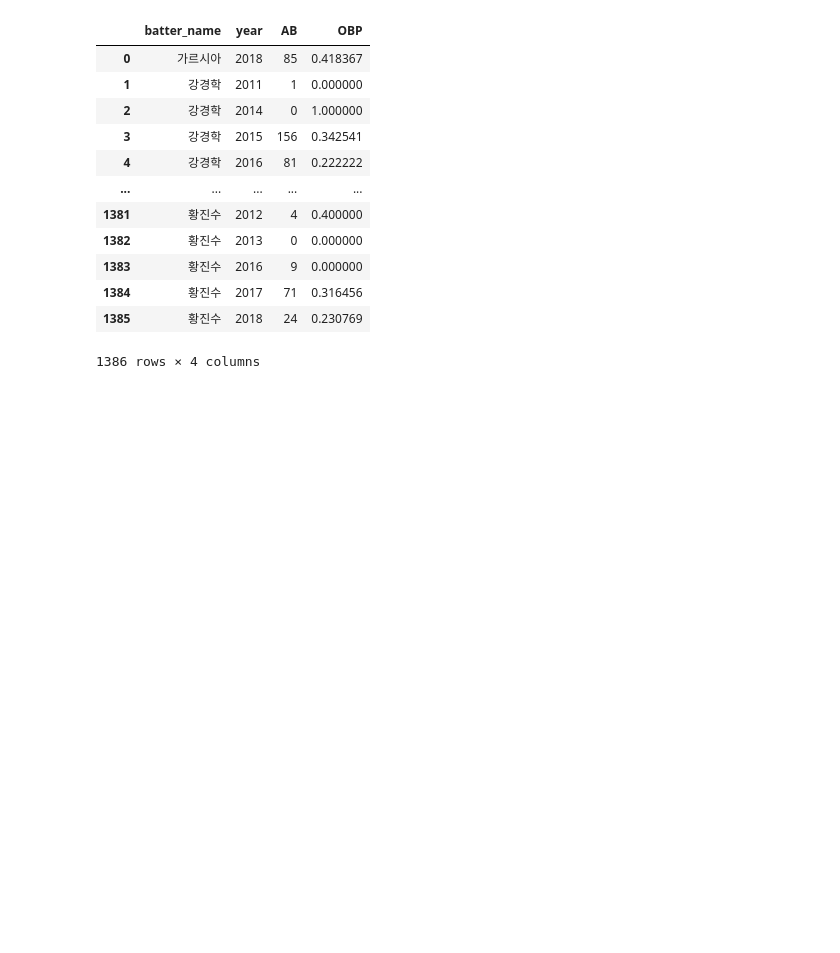
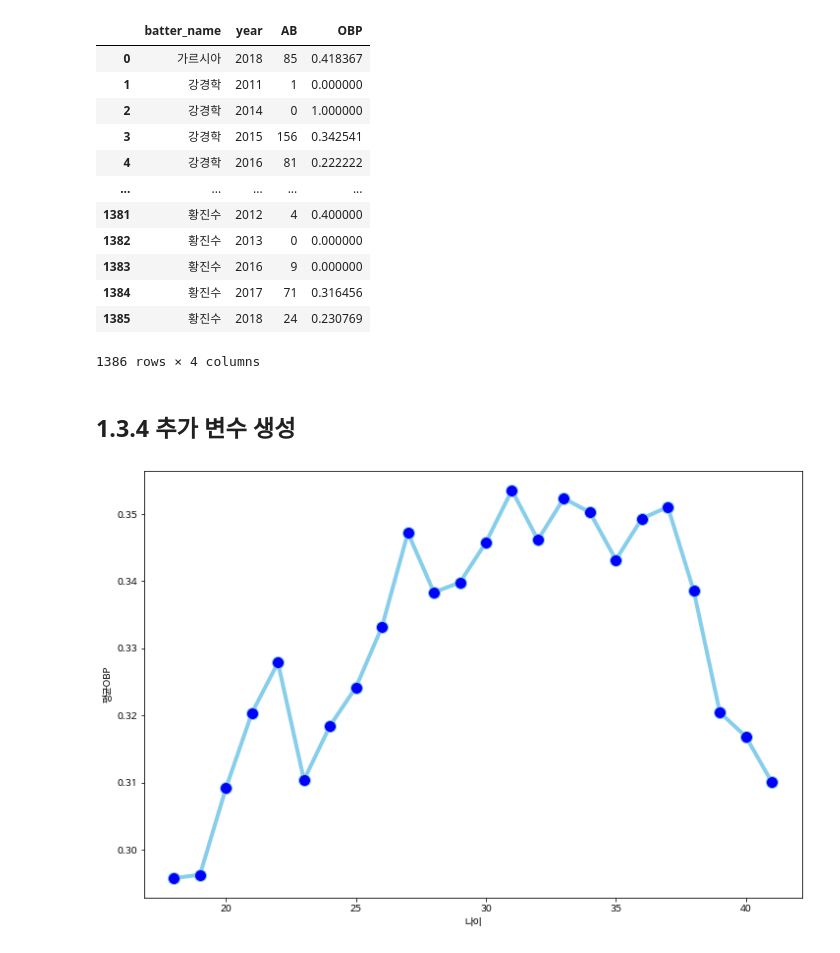
Before and after one commit to good5229/dacon_practice, a Jupyter notebook: Kbo_OPS.ipynb, the cells around one changed output. Cells and saved outputs as stored; diff of their text form; code cells hidden in the pictures; blank space fills up the shorter version.

```diff
--- a/Kbo_OPS.ipynb
+++ b/Kbo_OPS.ipynb
@@ -692,3 +686,26 @@ sum_hf_yr_OBP
 | 1384 | 황진수 | 2017 | 71 | 0.316456 |
 | 1385 | 황진수 | 2018 | 24 | 0.230769 |
 1386 rows × 4 columns
+# %% [markdown]
+## 1.3.4 추가 변수 생성
+# %%
+
+# 나이 변수 생성
+regular_season_df['age'] = regular_season_df['year'] - \
+                           regular_season_df['year_born'].apply(lambda x: int(x[:4]))
+
+# 나이, 평균 출루율, 출루율 중위값으로 구성된 데이터프레임 구축
+temp_df = regular_season_df.loc[regular_season_df['AB'] >= 30].groupby('age').agg(
+    {'OBP':['mean','median']}).reset_index()
+temp_df.columns = temp_df.columns.droplevel()
+temp_df.columns = ['age', 'mean_OBP', 'median_OBP']
+
+# 나이에 따른 출루율 추이 시각화
+plt.figure(figsize=(12,8))
+plt.plot('age', 'mean_OBP', data=temp_df, marker='o', markerfacecolor='blue',
+         markersize=12, color='skyblue', linewidth=4)
+plt.ylabel('평균OBP')
+plt.xlabel('나이')
+plt.show()
+# %% [output]
+[figure, added]
```
Also changed, not shown: parts of 19 cells of this notebook.
